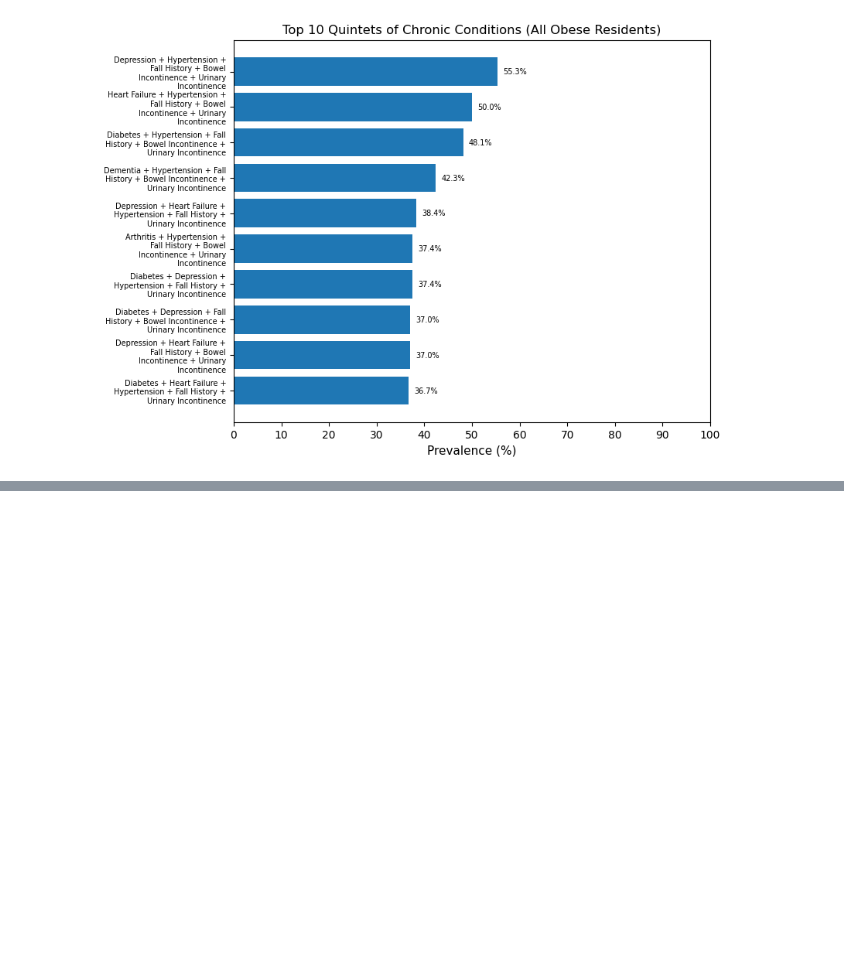
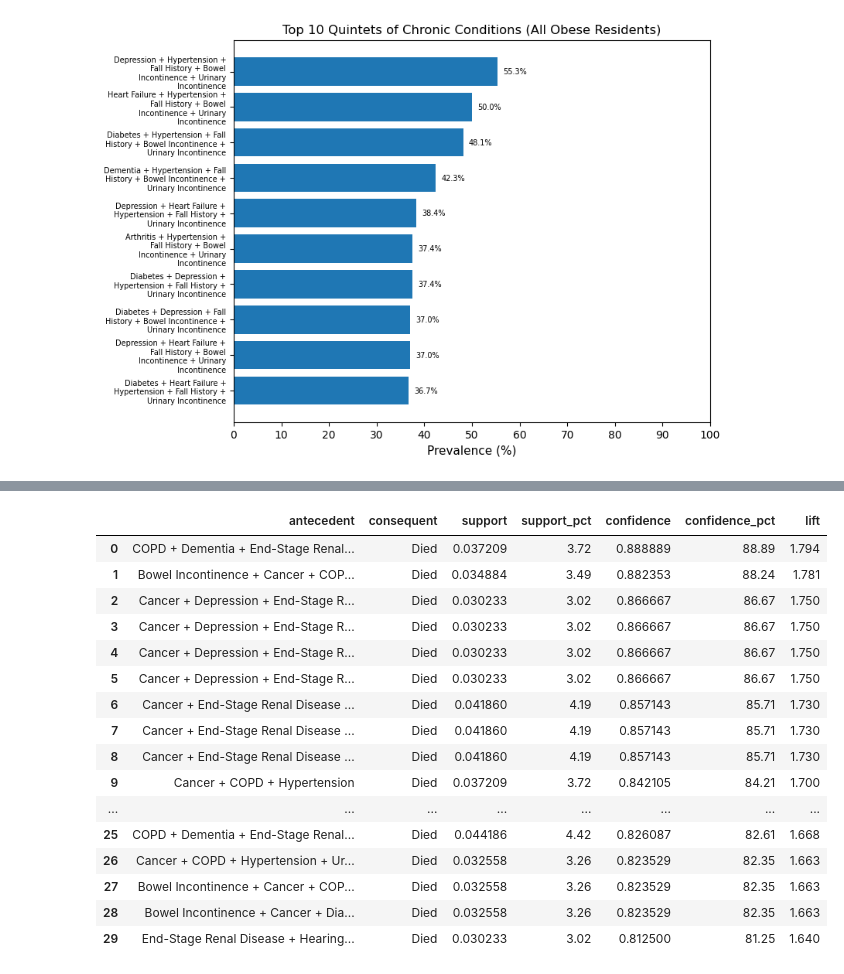
Before and after one commit to LiAndrw/NursingHomeResearchNE, a Jupyter notebook: final_code.ipynb, the cells around one changed output, grey strips where cells are left out. Drawn from its saved outputs; the diff is of its cells as text; code cells hidden in the pictures; blank space fills up the shorter version.

```diff
--- a/final_code.ipynb
+++ b/final_code.ipynb
@@ -1551,0 +1631,61 @@ plot_combined_combos_publication(
+# %%
+df_arm2 = summary_df.copy()
+
+# create died if needed
+if 'died' not in df_arm2.columns:
+    df_arm2['died'] = df_arm2['BENE_DEATH_DT'].notna().astype(int)
+
+X2 = df_arm2[illness_cols].fillna(0).astype(int).clip(0,1)
+X2['DIED'] = df_arm2['died'].astype(int).clip(0,1)
+
+X2 = X2.astype(bool)
+N2 = len(X2)
+
+MIN_SUPPORT = 0.03     # lower support often needed for outcome rules
+MAX_LEN = 5
+MIN_CONFIDENCE = 0.20  # tune up/down depending on sparsity
+
+freq2 = apriori(X2, min_support=MIN_SUPPORT, use_colnames=True, max_len=MAX_LEN)
+
+rules2 = association_rules(freq2, metric="confidence", min_threshold=MIN_CONFIDENCE)
+
+# Keep only rules where consequent is exactly {DIED}
+rules2 = rules2[rules2['consequents'].apply(lambda s: (len(s)==1 and 'DIED' in s))]
+
+def pretty_itemset_with_died(itemset):
+    def name(x):
+        return "Died" if x == "DIED" else illness_labels.get(x, x)
+    return " + ".join(name(x) for x in sorted(list(itemset)))
+
+rules2['antecedent'] = rules2['antecedents'].apply(pretty_itemset_with_died)
+rules2['consequent'] = rules2['consequents'].apply(pretty_itemset_with_died)
+
+rules2['support_pct'] = (rules2['support'] * 100).round(2)
+rules2['confidence_pct'] = (rules2['confidence'] * 100).round(2)
+rules2['lift'] = rules2['lift'].round(3)
+
+died_rules_table = (
+    rules2[['antecedent','consequent','support','support_pct','confidence','confidence_pct','lift']]
+    .sort_values(['lift','confidence','support'], ascending=False)
+    .reset_index(drop=True)
+)
+
+display(died_rules_table.head(30))
+# %% [output]
+|  | antecedent | consequent | support | support_pct | confidence | confidence_pct | lift |
+| 0 | COPD + Dementia + End-Stage Renal... | Died | 0.037209 | 3.72 | 0.888889 | 88.89 | 1.794 |
+| 1 | Bowel Incontinence + Cancer + COP... | Died | 0.034884 | 3.49 | 0.882353 | 88.24 | 1.781 |
+| 2 | Cancer + Depression + End-Stage R... | Died | 0.030233 | 3.02 | 0.866667 | 86.67 | 1.750 |
+| 3 | Cancer + Depression + End-Stage R... | Died | 0.030233 | 3.02 | 0.866667 | 86.67 | 1.750 |
+| 4 | Cancer + Depression + End-Stage R... | Died | 0.030233 | 3.02 | 0.866667 | 86.67 | 1.750 |
+| 5 | Cancer + Depression + End-Stage R... | Died | 0.030233 | 3.02 | 0.866667 | 86.67 | 1.750 |
+| 6 | Cancer + End-Stage Renal Disease ... | Died | 0.041860 | 4.19 | 0.857143 | 85.71 | 1.730 |
+| 7 | Cancer + End-Stage Renal Disease ... | Died | 0.041860 | 4.19 | 0.857143 | 85.71 | 1.730 |
+| 8 | Cancer + End-Stage Renal Disease ... | Died | 0.041860 | 4.19 | 0.857143 | 85.71 | 1.730 |
+| 9 | Cancer + COPD + Hypertension | Died | 0.037209 | 3.72 | 0.842105 | 84.21 | 1.700 |
+| ... | ... | ... | ... | ... | ... | ... | ... |
+| 25 | COPD + Dementia + End-Stage Renal... | Died | 0.044186 | 4.42 | 0.826087 | 82.61 | 1.668 |
+| 26 | Cancer + COPD + Hypertension + Ur... | Died | 0.032558 | 3.26 | 0.823529 | 82.35 | 1.663 |
+| 27 | Bowel Incontinence + Cancer + COP... | Died | 0.032558 | 3.26 | 0.823529 | 82.35 | 1.663 |
+| 28 | Bowel Incontinence + Cancer + Dia... | Died | 0.032558 | 3.26 | 0.823529 | 82.35 | 1.663 |
+| 29 | End-Stage Renal Disease + Hearing... | Died | 0.030233 | 3.02 | 0.812500 | 81.25 | 1.640 |
```
Also changed, not shown: parts of 7 cells of this notebook, 7 other files.
